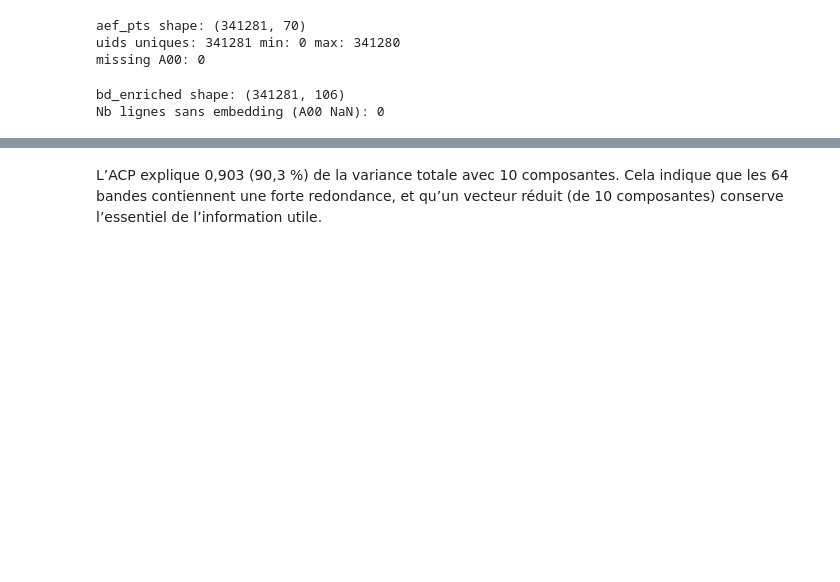
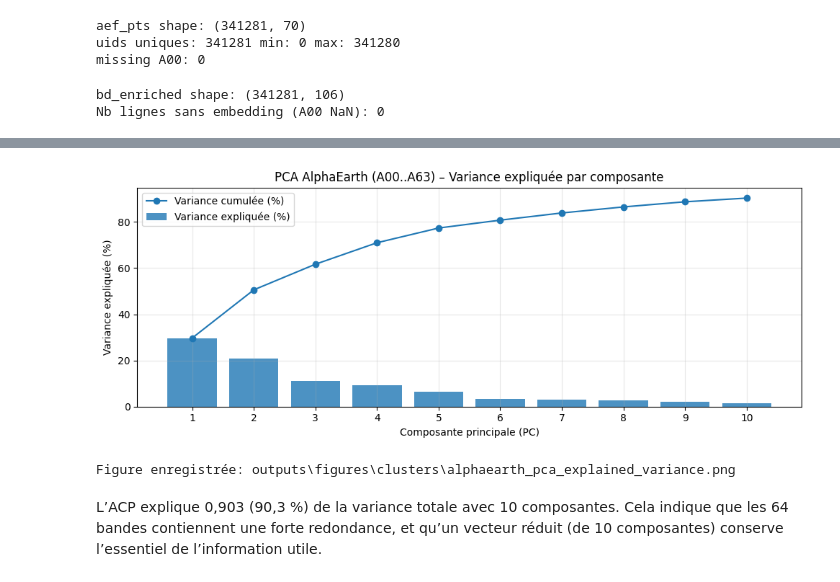
Before and after one commit to bouyaka34/TER-Picopatt, a Jupyter notebook: Alphaearth.ipynb, the cells around one changed output, grey strips where cells are left out. Saved outputs shown, nothing was run; the diff lists cells and outputs as text; code cells hidden in the pictures; blank space fills up the shorter version.

Commit message:
Ajout génération graphique PCA

```diff
--- a/Alphaearth.ipynb
+++ b/Alphaearth.ipynb
@@ -142,5 +142,9 @@ pca = PCA(n_components=10, random_state=0)
 aef_pca = pca.fit_transform(bd_enriched[BANDS].to_numpy())
 for i in range(10):
     bd_enriched[f"aef_pca_{i+1:02d}"] = aef_pca[:, i]
-print("Variance expliquée PCA(10):", float(pca.explained_variance_ratio_.sum()))
+
+explained = pca.explained_variance_ratio_
+cum_explained = np.cumsum(explained)
+
+print("Variance expliquée PCA(10):", float(cum_explained[-1]))
 # %% [output]
@@ -148,3 +152,29 @@ Variance expliquée PCA(10): 0.9033750519355299
+# %%
+CLUST = Path("outputs/figures/clusters")
+fc.create_folder(CLUST)
+
+plt.figure(figsize=(10, 4))
+x = np.arange(1, 11)
+
+plt.bar(x, explained * 100, alpha=0.8, label="Variance expliquée (%)")
+plt.plot(x, cum_explained * 100, marker="o", label="Variance cumulée (%)")
+
+plt.xticks(x)
+plt.xlabel("Composante principale (PC)")
+plt.ylabel("Variance expliquée (%)")
+plt.title("PCA AlphaEarth (A00..A63) – Variance expliquée par composante")
+plt.grid(True, alpha=0.3)
+plt.legend()
+plt.tight_layout()
+
+out_fig = CLUST / "alphaearth_pca_explained_variance.png"
+plt.savefig(out_fig, dpi=150)
+plt.show()
+
+print("Figure enregistrée:", out_fig)
+# %% [output]
+[figure, added]
+Figure enregistrée: outputs\figures\clusters\alphaearth_pca_explained_variance.png
 # %% [markdown]
 L’ACP explique 0,903 (90,3 %) de la variance totale avec 10 composantes. Cela indique que les 64 bandes contiennent une forte redondance, et qu’un vecteur réduit (de 10 composantes) conserve l’essentiel de l’information utile.
 # %%
```
Also changed, not shown: parts of 2 cells of this notebook.
